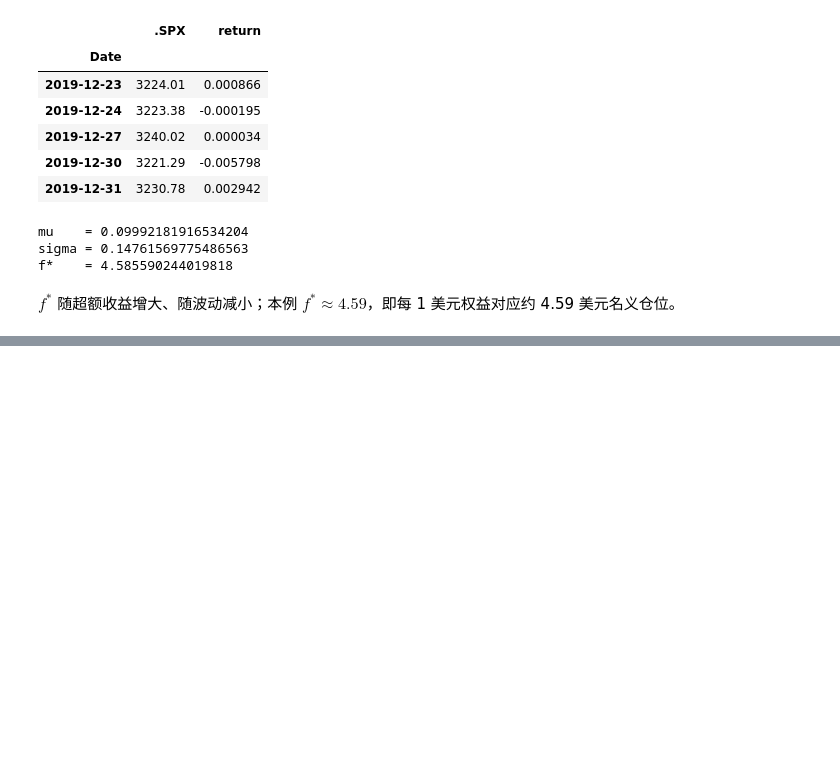
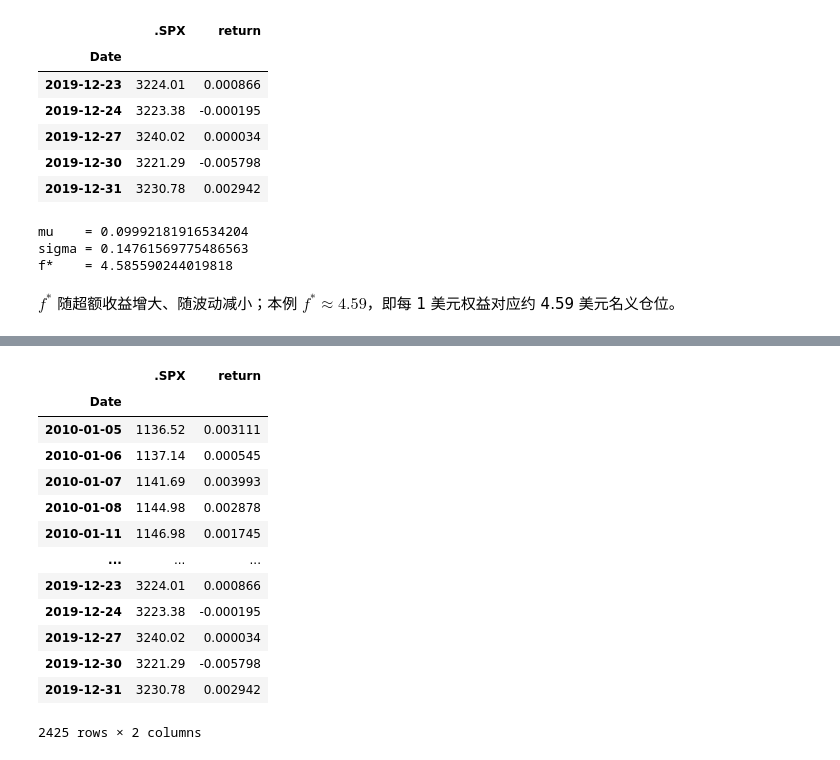
Before and after one commit to zhaojinting2020/quant-trading-learning-path, a Jupyter notebook: attachments/Python-算法交易学习笔记-Cpv4djLFwoWd2CxiXgsc4laSn2f/code/Capital_Management_Kelly.ipynb, the cells around one changed output, grey strips where cells are left out. Cells and saved outputs as stored; diff of their text form; code cells hidden in the pictures; blank space fills up the shorter version.

```diff
--- a/attachments/Python-算法交易学习笔记-Cpv4djLFwoWd2CxiXgsc4laSn2f/code/Capital_Management_Kelly.ipynb
+++ b/attachments/Python-算法交易学习笔记-Cpv4djLFwoWd2CxiXgsc4laSn2f/code/Capital_Management_Kelly.ipynb
@@ -159 +210,18 @@ $f^*$ 随超额收益增大、随波动减小；本例 $f^*\approx 4.59$，即
+# %%
+data
+# %% [output]
+|  | .SPX | return |
+| Date |  |  |
+| 2010-01-05 | 1136.52 | 0.003111 |
+| 2010-01-06 | 1137.14 | 0.000545 |
+| 2010-01-07 | 1141.69 | 0.003993 |
+| 2010-01-08 | 1144.98 | 0.002878 |
+| 2010-01-11 | 1146.98 | 0.001745 |
+| ... | ... | ... |
+| 2019-12-23 | 3224.01 | 0.000866 |
+| 2019-12-24 | 3223.38 | -0.000195 |
+| 2019-12-27 | 3240.02 | 0.000034 |
+| 2019-12-30 | 3221.29 | -0.005798 |
+| 2019-12-31 | 3230.78 | 0.002942 |
+2425 rows × 2 columns
 # %%
```
Also changed, not shown: parts of 8 cells of this notebook, 6 other files.
